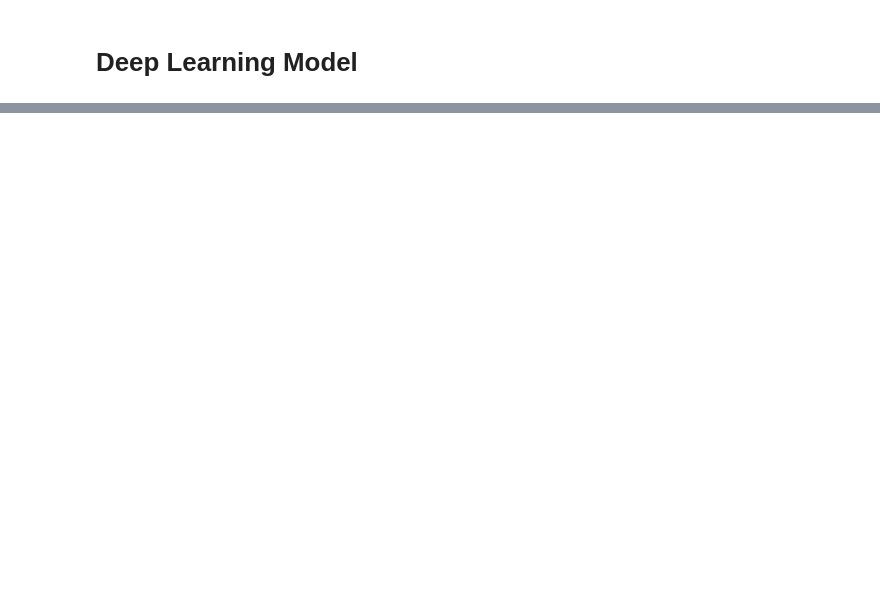
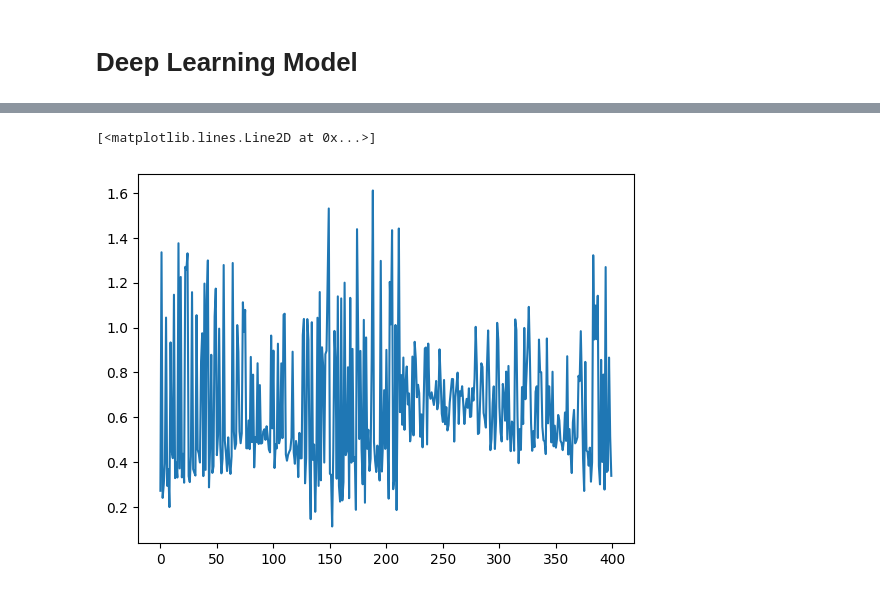
Before and after one commit to NevroHelios/voice-analysis, a Jupyter notebook: basetf.ipynb, the cells around one changed output, grey strips where cells are left out. Cells and saved outputs as stored; diff of their text form; code cells hidden in the pictures; blank space fills up the shorter version.

```diff
--- a/basetf.ipynb
+++ b/basetf.ipynb
@@ -218,0 +244,4 @@ samples.shape, labels.shape
+# %%
+for x, y in train.take(1):
+    print("Input shape:", x.shape)
+    print("Label shape:", y.shape)
@@ -232,3 +269,7 @@ model.add(Dense(1, activation='relu'))
+# %%
+model.compile('Adam',
+               loss='BinaryCrossEntropy',
+               metrics=[keras.metrics.Recall(), keras.metrics.Precision()])
 # %%
 model.summary()
 # %% [output]
@@ -251,0 +299,2 @@ Model: "sequential"
+# %%
+hist = model.fit(train, epochs=4, validation_data=test)
@@ -251,0 +307,20 @@ Model: "sequential"
+# %%
+@tf.function
+def train_step(x, y):
+    with tf.GradientTape() as tape:
+        y_pred = model(x, training=True)
+        print(y_pred.shape, y.shape)
+        loss = tf.keras.losses.binary_crossentropy(y, y_pred)
+    gradients = tape.gradient(loss, model.trainable_variables)
+    optimizer.apply_gradients(zip(gradients, model.trainable_variables))
+    return loss
+
+optimizer = tf.keras.optimizers.Adam()
+losses = []
+for epoch in range(4):
+    print(f"Epoch {epoch + 1}/4")
+    for step, (x, y) in enumerate(train):
+        loss = train_step(x, y)
+        losses.append(loss)
+        if step % 100 == 0:
+            print(f"Step {step}, Loss: {loss}")
@@ -251,0 +403,8 @@ Model: "sequential"
+# %%
+train_loss = []
+for l in losses:
+    train_loss.extend(l)
+plt.plot(train_loss[3300:3700])
+# %% [output]
+[<matplotlib.lines.Line2D at 0x...>]
+[figure, added]
```
Also changed, not shown: parts of 20 cells of this notebook.
